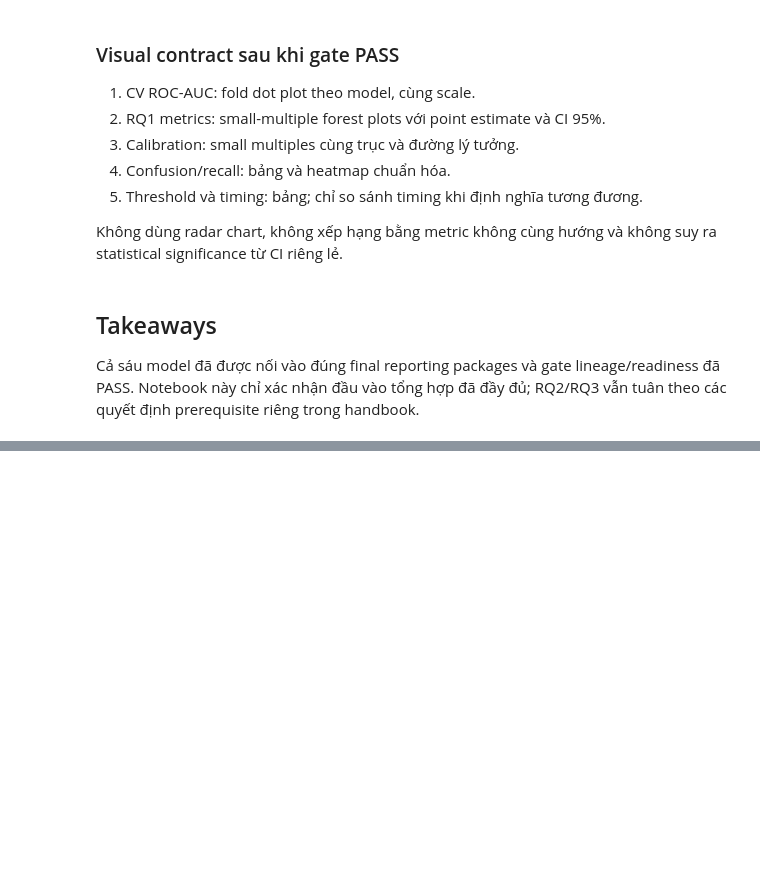
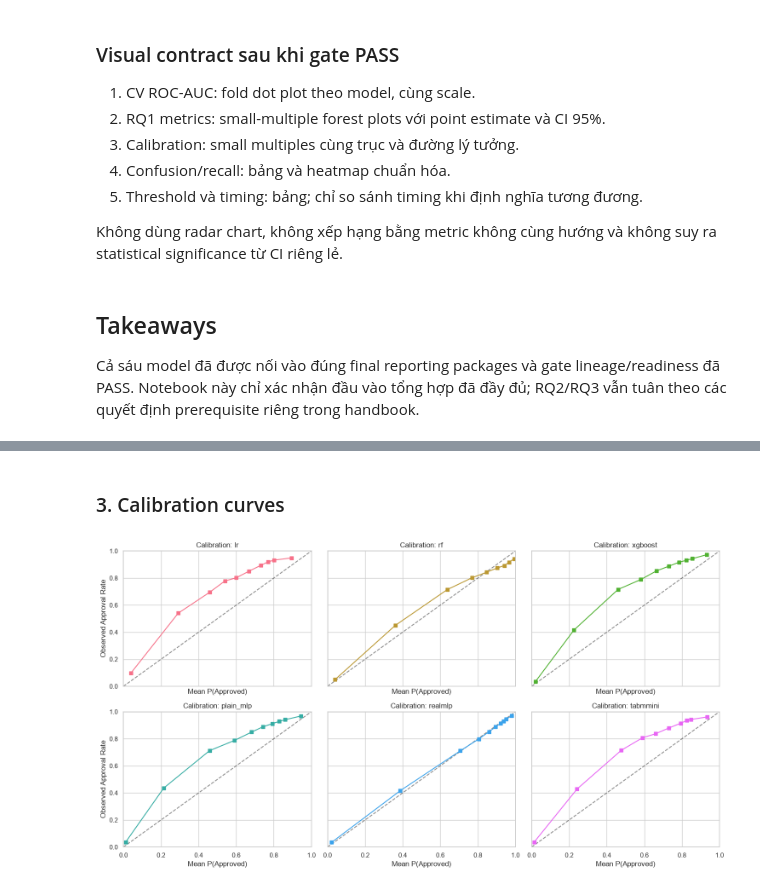
Before and after one commit to DAP391m-Group12/DAP391m, a Jupyter notebook: notebooks/dataset_b/07_model_total_review.ipynb, the cells around one changed output, grey strips where cells are left out. Cells and saved outputs as stored; diff of their text form; code cells hidden in the pictures; blank space fills up the shorter version.

```diff
--- a/notebooks/dataset_b/07_model_total_review.ipynb
+++ b/notebooks/dataset_b/07_model_total_review.ipynb
@@ -114,0 +230,28 @@ Cả sáu model đã được nối vào đúng final reporting packages và gat
+# %% [markdown]
+### 3. Calibration curves
+# %%
+fig, axes = plt.subplots(2, 3, figsize=(15, 8), sharex=True, sharey=True)
+axes = axes.flatten()
+
+for i, model_key in enumerate(FINAL_MODEL_KEYS):
+    ax = axes[i]
+    if model_key not in df_calib['model_key'].values:
+        ax.set_visible(False)
+        continue
+
+    sub = df_calib[df_calib['model_key'] == model_key]
+    ax.plot([0, 1], [0, 1], 'k--', alpha=0.5, label='Perfectly calibrated')
+    ax.plot(sub['mean_p_approved'], sub['observed_approval_rate'], 's-',
+            color=model_colors[model_key], label=model_key)
+
+    ax.set_title(f'Calibration: {model_key}')
+    ax.set_xlabel('Mean P(Approved)')
+    if i % 3 == 0:
+        ax.set_ylabel('Observed Approval Rate')
+    ax.set_xlim(0, 1)
+    ax.set_ylim(0, 1)
+
+plt.tight_layout()
+plt.show()
+# %% [output]
+[figure, added]
```
Also changed, not shown: parts of 11 cells of this notebook.
